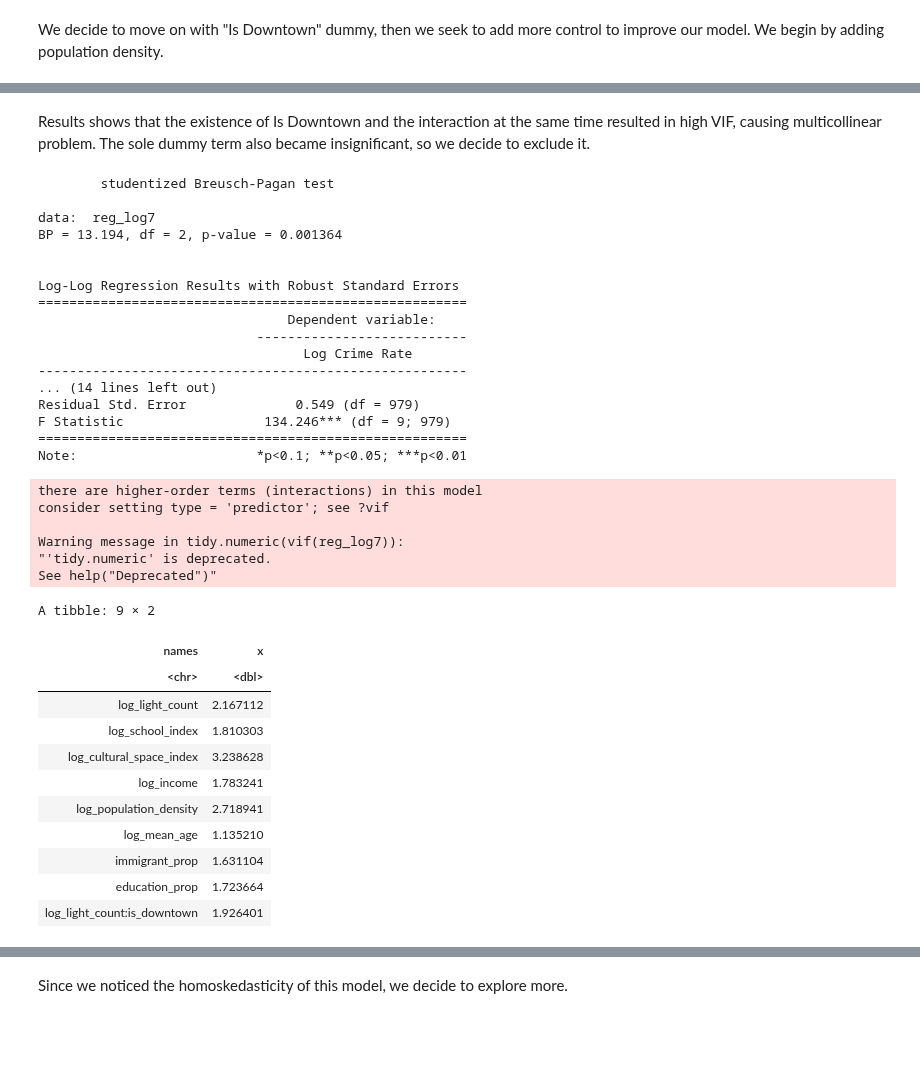
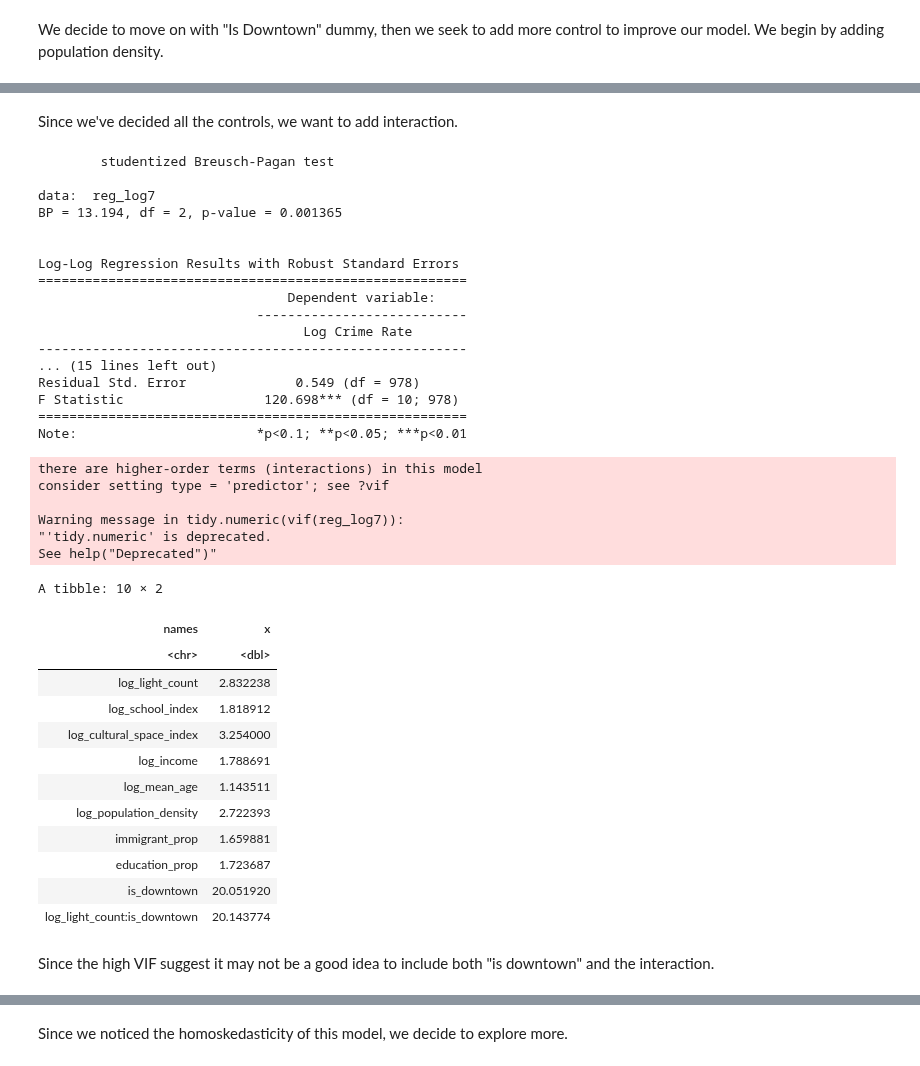
Before and after one commit to Irene-Berezin/econ326, a Jupyter notebook: project_workbook.ipynb, the cells around one changed output, grey strips where cells are left out. Drawn from its saved outputs; the diff is of its cells as text; code cells hidden in the pictures; blank space fills up the shorter version.

Commit message:
fixed the summary tables

```diff
--- a/project_workbook.ipynb
+++ b/project_workbook.ipynb
@@ -903,10 +896,10 @@ A tibble: 10 × 2
-# %% [markdown]
-Results shows that the existence of Is Downtown and the interaction at the same time resulted in high VIF, causing multicollinear problem. The sole dummy term also became insignificant, so we decide to exclude it.
+# %% [markdown]
+Since we've decided all the controls, we want to add interaction.
 # %%
-# Exclude is_downtown term
+# Add an interaction
 reg_log7 <- lm(log_crime_rate ~ log_light_count + log_school_index + log_cultural_space_index
-               + log_income + log_population_density + log_mean_age + immigrant_prop + education_prop
-               + is_downtown:log_light_count,
+               + log_income  + log_mean_age + log_population_density + log_mean_age + immigrant_prop + education_prop
+               + is_downtown + is_downtown:log_light_count,
               data = census_index_crime_log)
 
 white_test <- bptest(reg_log7, ~ fitted(reg_log7) + I(fitted(reg_log7)^2), data = census_index_crime_log)
@@ -916,44 +909,47 @@ robust_se7 <- sqrt(diag(vcovHC(reg_log7, type = "HC1")))
 
 stargazer(reg_log7, type = "text",
         title = "Log-Log Regression Results with Robust Standard Errors",
         dep.var.labels = c("Log Crime Rate"),
         se = list(robust_se7),
         single.row=TRUE)
 
 vif(reg_log7)|>tidy()
 # %% [output]
         studentized Breusch-Pagan test
 
 data:  reg_log7
-BP = 13.194, df = 2, p-value = 0.001364
+BP = 13.194, df = 2, p-value = 0.001365
 
 
 Log-Log Regression Results with Robust Standard Errors
 =======================================================
                                 Dependent variable:
                             ---------------------------
                                   Log Crime Rate
 -------------------------------------------------------
-... (14 lines left out)
-Residual Std. Error              0.549 (df = 979)
-F Statistic                  134.246*** (df = 9; 979)
+... (15 lines left out)
+Residual Std. Error              0.549 (df = 978)
+F Statistic                  120.698*** (df = 10; 978)
 =======================================================
 Note:                       *p<0.1; **p<0.05; ***p<0.01
 there are higher-order terms (interactions) in this model
 consider setting type = 'predictor'; see ?vif
 
 Warning message in tidy.numeric(vif(reg_log7)):
 "'tidy.numeric' is deprecated.
 See help("Deprecated")"
-A tibble: 9 × 2
+A tibble: 10 × 2
 | names | x |
 | <chr> | <dbl> |
-| log_light_count | 2.167112 |
-| log_school_index | 1.810303 |
-| log_cultural_space_index | 3.238628 |
-| log_income | 1.783241 |
-| log_population_density | 2.718941 |
-| log_mean_age | 1.135210 |
-| immigrant_prop | 1.631104 |
-| education_prop | 1.723664 |
-| log_light_count:is_downtown | 1.926401 |
+| log_light_count | 2.832238 |
+| log_school_index | 1.818912 |
+| log_cultural_space_index | 3.254000 |
+| log_income | 1.788691 |
+| log_mean_age | 1.143511 |
+| log_population_density | 2.722393 |
+| immigrant_prop | 1.659881 |
+| education_prop | 1.723687 |
+| is_downtown | 20.051920 |
+| log_light_count:is_downtown | 20.143774 |
+# %% [markdown]
+Since the high VIF suggest it may not be a good idea to include both "is downtown" and the interaction.
```
Also changed, not shown: parts of 27 cells of this notebook.
